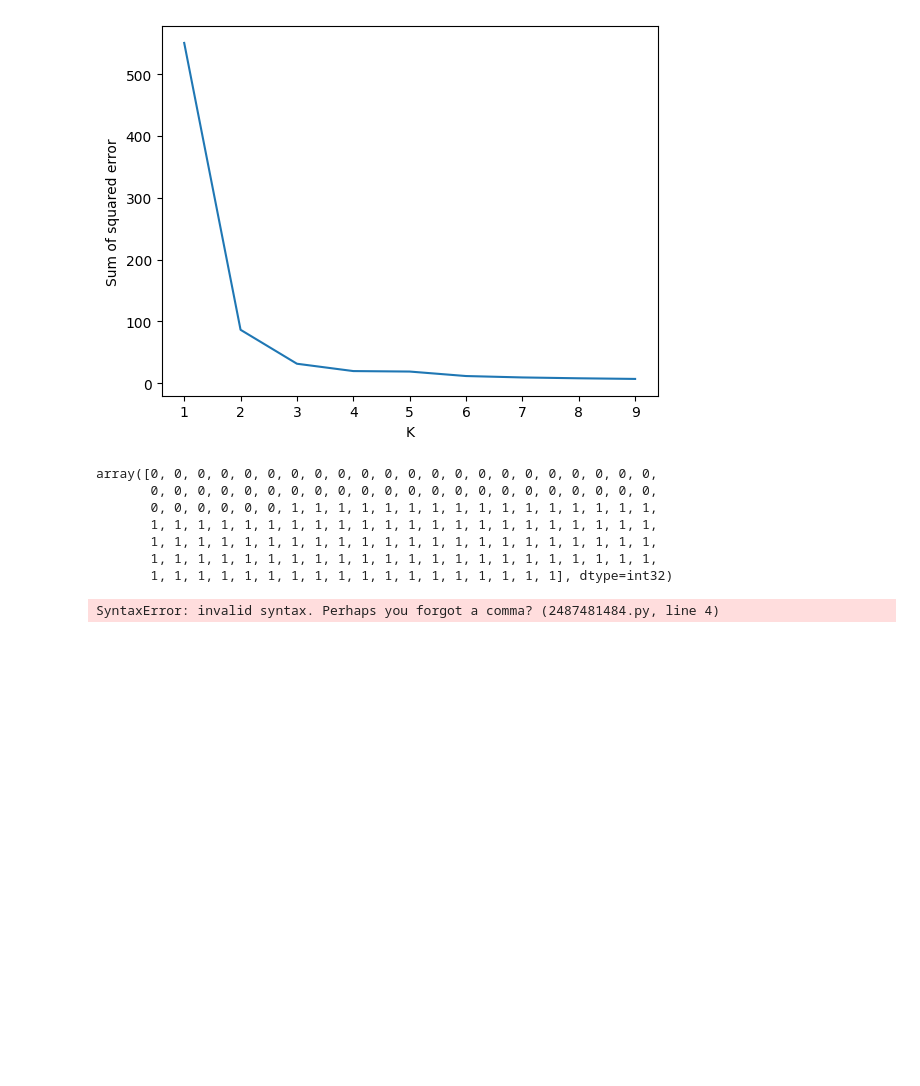
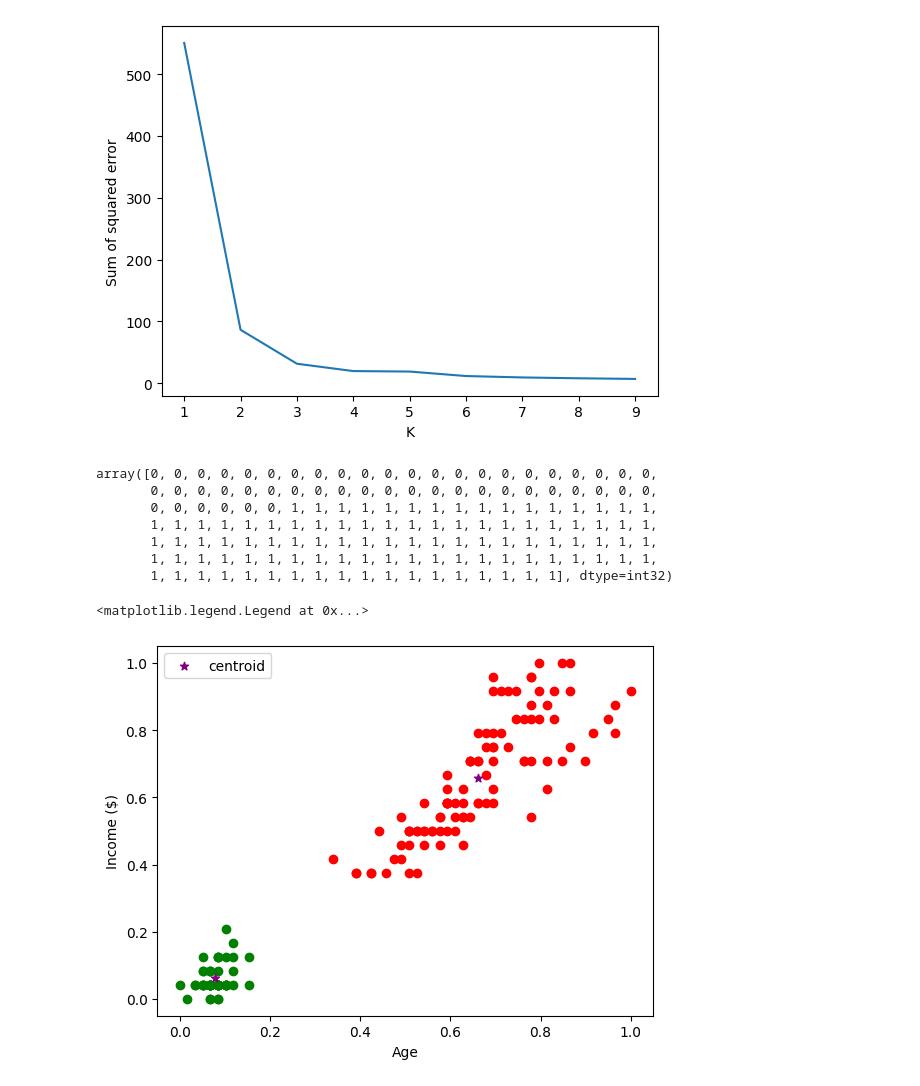
Before and after one commit to zyx721/tuto, a Jupyter notebook: Machine_learning/13_K_Means_Clustering/exercice.ipynb, the cells around one changed output. Cells and saved outputs as stored; diff of their text form; code cells hidden in the pictures; blank space fills up the shorter version.

```diff
--- a/Machine_learning/13_K_Means_Clustering/exercice.ipynb
+++ b/Machine_learning/13_K_Means_Clustering/exercice.ipynb
@@ -79,16 +79,17 @@ df['cluster']=y_predicted
 # %%
 df1 = df[df.cluster==0]
 df2 = df[df.cluster==1]
 
-plt.scatter(df1[]2,df1[3],color='green')
+plt.scatter(df1[2],df1[3],color='green')
 plt.scatter(df2[2],df2[3],color='red')
 
 plt.scatter(km.cluster_centers_[:,0],km.cluster_centers_[:,1],color='purple',marker='*',label='centroid')
 plt.xlabel('Age')
 plt.ylabel('Income ($)')
 plt.legend()
 # %% [output]
-SyntaxError: invalid syntax. Perhaps you forgot a comma? (2487481484.py, line 4)
+<matplotlib.legend.Legend at 0x...>
+[figure, added]
 # %%
 scaler = MinMaxScaler()
 
```
Also changed, not shown: 3 other files.
